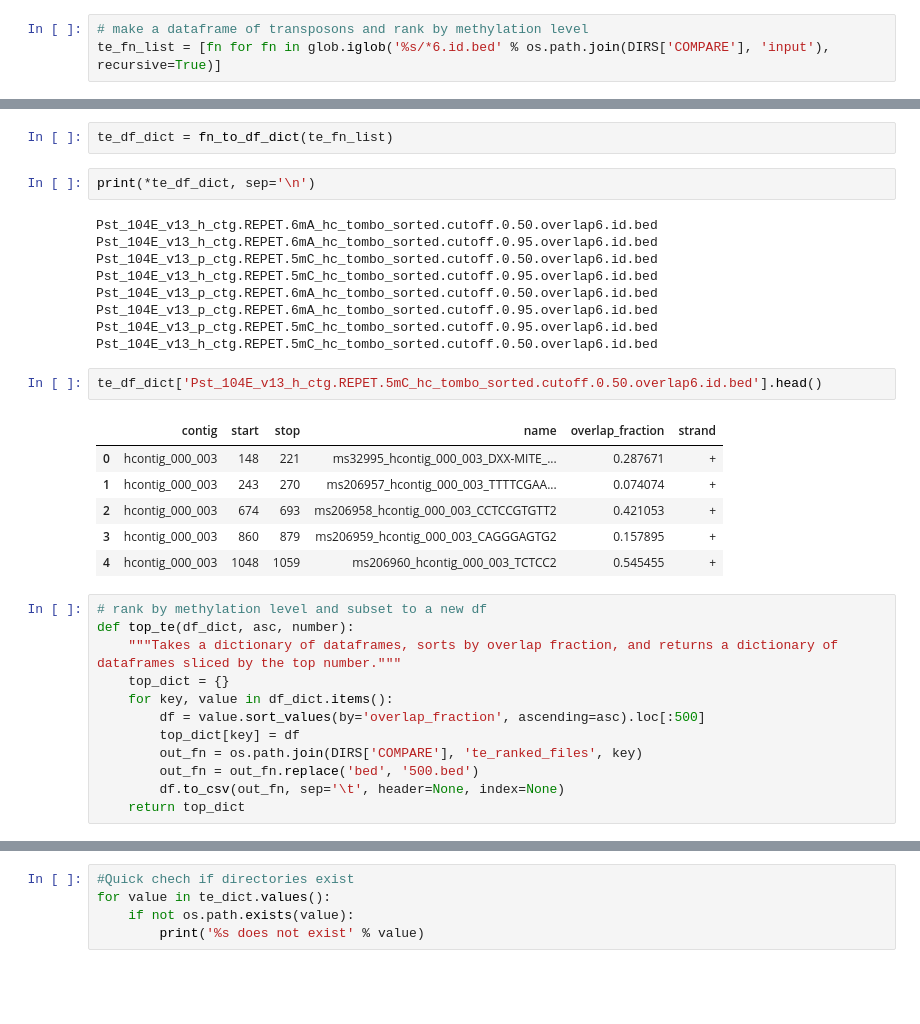
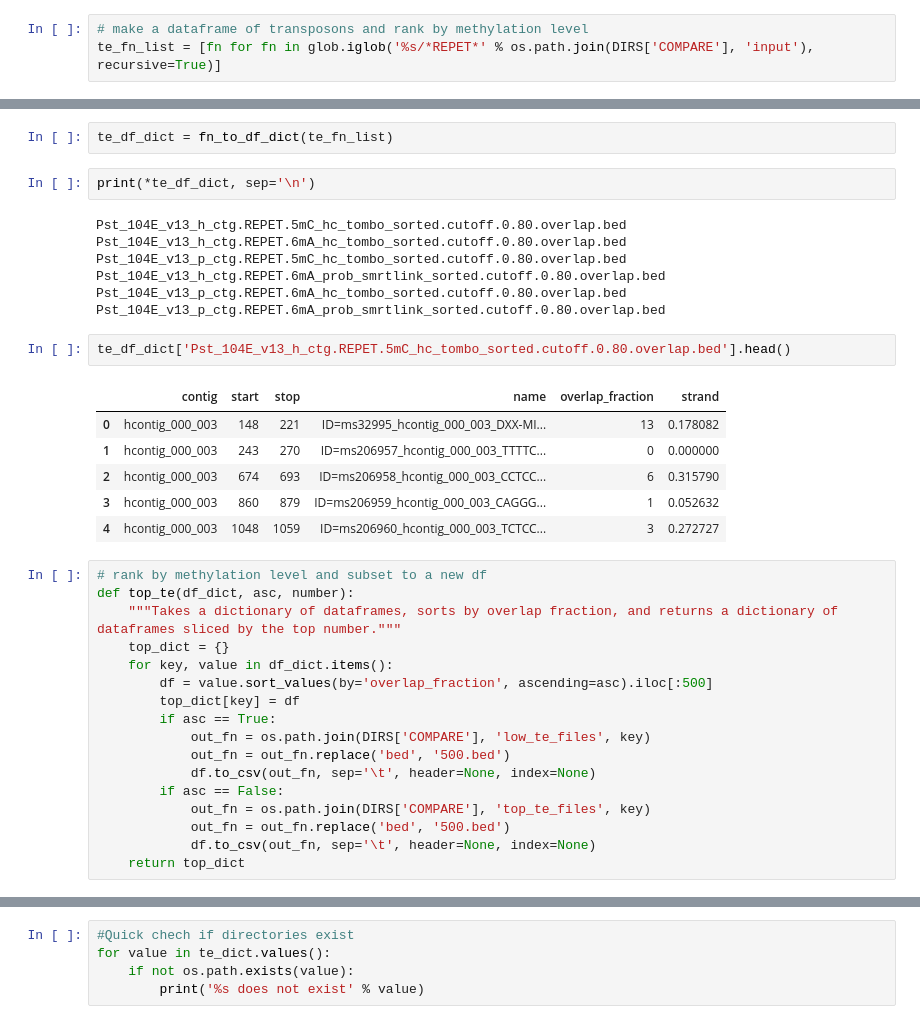
Before and after one commit to AnjuniPeiris/Honours_year, a Jupyter notebook: fisher/methylation/8_Methylated_transposons_and_gene_expression.ipynb, the cells around one changed output, grey strips where cells are left out. Drawn from its saved outputs; the diff is of its cells as text; blank space fills up the shorter version.

```diff
--- a/fisher/methylation/8_Methylated_transposons_and_gene_expression.ipynb
+++ b/fisher/methylation/8_Methylated_transposons_and_gene_expression.ipynb
@@ -102,6 +91,6 @@ print(*te_file_list, sep='\n')
 # %%
 # make a dataframe of transposons and rank by methylation level
-te_fn_list = [fn for fn in glob.iglob('%s/*6.id.bed' % os.path.join(DIRS['COMPARE'], 'input'), recursive=True)]
+te_fn_list = [fn for fn in glob.iglob('%s/*REPET*' % os.path.join(DIRS['COMPARE'], 'input'), recursive=True)]
 # %%
 te_fn_list
 # %% [output]
@@ -128,32 +115,35 @@ te_df_dict = fn_to_df_dict(te_fn_list)
 # %%
 print(*te_df_dict, sep='\n')
 # %% [output]
-Pst_104E_v13_h_ctg.REPET.6mA_hc_tombo_sorted.cutoff.0.50.overlap6.id.bed
-Pst_104E_v13_h_ctg.REPET.6mA_hc_tombo_sorted.cutoff.0.95.overlap6.id.bed
-Pst_104E_v13_p_ctg.REPET.5mC_hc_tombo_sorted.cutoff.0.50.overlap6.id.bed
-Pst_104E_v13_h_ctg.REPET.5mC_hc_tombo_sorted.cutoff.0.95.overlap6.id.bed
-Pst_104E_v13_p_ctg.REPET.6mA_hc_tombo_sorted.cutoff.0.50.overlap6.id.bed
-Pst_104E_v13_p_ctg.REPET.6mA_hc_tombo_sorted.cutoff.0.95.overlap6.id.bed
-Pst_104E_v13_p_ctg.REPET.5mC_hc_tombo_sorted.cutoff.0.95.overlap6.id.bed
-Pst_104E_v13_h_ctg.REPET.5mC_hc_tombo_sorted.cutoff.0.50.overlap6.id.bed
+Pst_104E_v13_h_ctg.REPET.5mC_hc_tombo_sorted.cutoff.0.80.overlap.bed
+Pst_104E_v13_h_ctg.REPET.6mA_hc_tombo_sorted.cutoff.0.80.overlap.bed
+Pst_104E_v13_p_ctg.REPET.5mC_hc_tombo_sorted.cutoff.0.80.overlap.bed
+Pst_104E_v13_h_ctg.REPET.6mA_prob_smrtlink_sorted.cutoff.0.80.overlap.bed
+Pst_104E_v13_p_ctg.REPET.6mA_hc_tombo_sorted.cutoff.0.80.overlap.bed
+Pst_104E_v13_p_ctg.REPET.6mA_prob_smrtlink_sorted.cutoff.0.80.overlap.bed
 # %%
-te_df_dict['Pst_104E_v13_h_ctg.REPET.5mC_hc_tombo_sorted.cutoff.0.50.overlap6.id.bed'].head()
+te_df_dict['Pst_104E_v13_h_ctg.REPET.5mC_hc_tombo_sorted.cutoff.0.80.overlap.bed'].head()
 # %% [output]
 |  | contig | start | stop | name | overlap_fraction | strand |
-| 0 | hcontig_000_003 | 148 | 221 | ms32995_hcontig_000_003_DXX-MITE_... | 0.287671 | + |
-| 1 | hcontig_000_003 | 243 | 270 | ms206957_hcontig_000_003_TTTTCGAA... | 0.074074 | + |
-| 2 | hcontig_000_003 | 674 | 693 | ms206958_hcontig_000_003_CCTCCGTGTT2 | 0.421053 | + |
-| 3 | hcontig_000_003 | 860 | 879 | ms206959_hcontig_000_003_CAGGGAGTG2 | 0.157895 | + |
-| 4 | hcontig_000_003 | 1048 | 1059 | ms206960_hcontig_000_003_TCTCC2 | 0.545455 | + |
+| 0 | hcontig_000_003 | 148 | 221 | ID=ms32995_hcontig_000_003_DXX-MI... | 13 | 0.178082 |
+| 1 | hcontig_000_003 | 243 | 270 | ID=ms206957_hcontig_000_003_TTTTC... | 0 | 0.000000 |
+| 2 | hcontig_000_003 | 674 | 693 | ID=ms206958_hcontig_000_003_CCTCC... | 6 | 0.315790 |
+| 3 | hcontig_000_003 | 860 | 879 | ID=ms206959_hcontig_000_003_CAGGG... | 1 | 0.052632 |
+| 4 | hcontig_000_003 | 1048 | 1059 | ID=ms206960_hcontig_000_003_TCTCC... | 3 | 0.272727 |
 # %%
 # rank by methylation level and subset to a new df
 def top_te(df_dict, asc, number):
     """Takes a dictionary of dataframes, sorts by overlap fraction, and returns a dictionary of dataframes sliced by the top number."""
     top_dict = {}
     for key, value in df_dict.items():
-        df = value.sort_values(by='overlap_fraction', ascending=asc).loc[:500]
+        df = value.sort_values(by='overlap_fraction', ascending=asc).iloc[:500]
         top_dict[key] = df
-        out_fn = os.path.join(DIRS['COMPARE'], 'te_ranked_files', key)
-        out_fn = out_fn.replace('bed', '500.bed')
-        df.to_csv(out_fn, sep='\t', header=None, index=None)
+        if asc == True:
+            out_fn = os.path.join(DIRS['COMPARE'], 'low_te_files', key)
+            out_fn = out_fn.replace('bed', '500.bed')
+            df.to_csv(out_fn, sep='\t', header=None, index=None)
+        if asc == False:
+            out_fn = os.path.join(DIRS['COMPARE'], 'top_te_files', key)
+            out_fn = out_fn.replace('bed', '500.bed')
+            df.to_csv(out_fn, sep='\t', header=None, index=None)
     return top_dict
```
Also changed, not shown: parts of 47 cells of this notebook.
